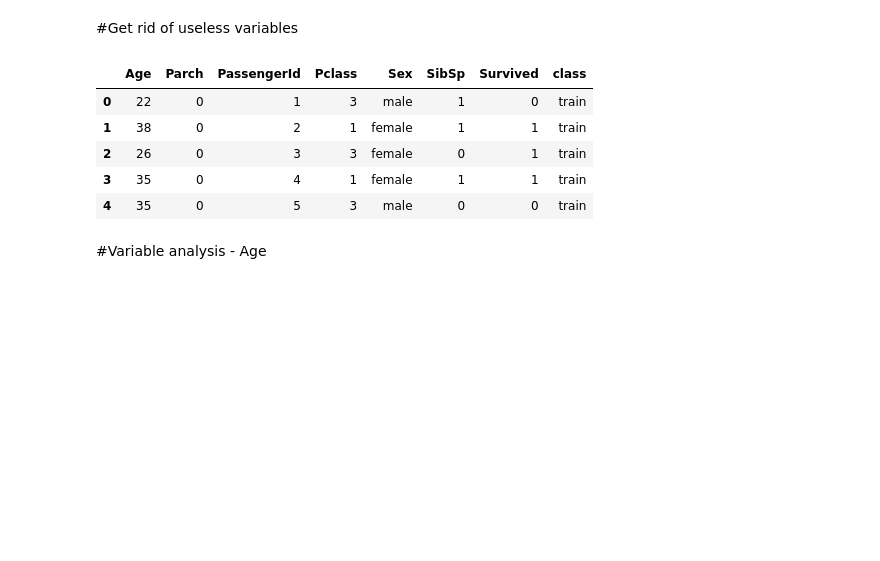
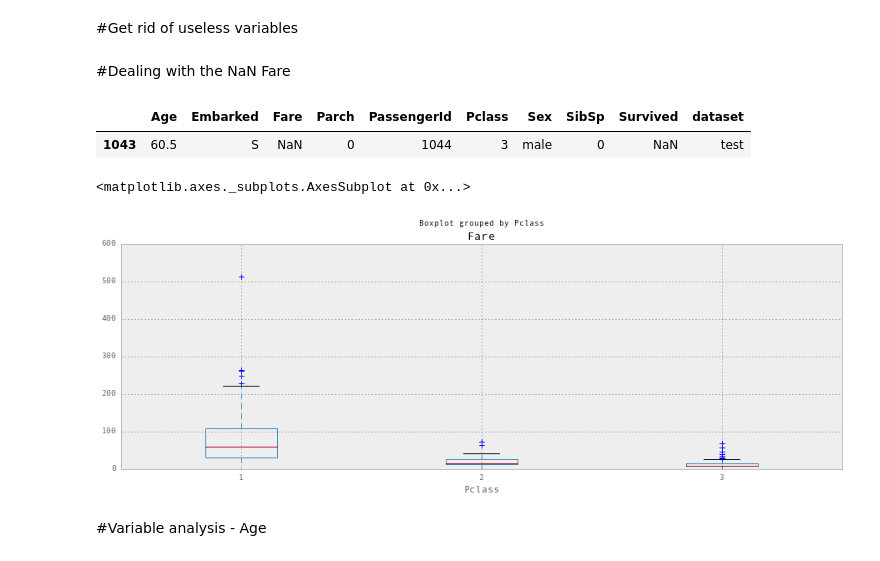
Before and after one commit to edublancas/titanic, a Jupyter notebook: data-exploration.ipynb, the cells around one changed output. Drawn from its saved outputs; the diff is of its cells as text; code cells hidden in the pictures; blank space fills up the shorter version.

```diff
--- a/data-exploration.ipynb
+++ b/data-exploration.ipynb
@@ -53,12 +62,16 @@ memory usage: 143.2+ KB
 # %% [markdown]
 #Get rid of useless variables
 # %%
-df.drop(['Cabin','Ticket','Name', 'Fare', 'Embarked'], axis=1, inplace=True)
-df.head()
+df.drop(['Cabin','Ticket','Name'], axis=1, inplace=True)
-# %% [output]
-|  | Age | Parch | PassengerId | Pclass | Sex | SibSp | Survived | class |
-| 0 | 22 | 0 | 1 | 3 | male | 1 | 0 | train |
-| 1 | 38 | 0 | 2 | 1 | female | 1 | 1 | train |
-| 2 | 26 | 0 | 3 | 3 | female | 0 | 1 | train |
-| 3 | 35 | 0 | 4 | 1 | female | 1 | 1 | train |
-| 4 | 35 | 0 | 5 | 3 | male | 0 | 0 | train |
+# %% [markdown]
+#Dealing with the NaN Fare
+# %%
+df[df.Fare.isnull()]
+# %% [output]
+|  | Age | Embarked | Fare | Parch | PassengerId | Pclass | Sex | SibSp | Survived | dataset |
+| 1043 | 60.5 | S | NaN | 0 | 1044 | 3 | male | 0 | NaN | test |
+# %%
+df.boxplot(column='Fare', by='Pclass')
+# %% [output]
+<matplotlib.axes._subplots.AxesSubplot at 0x...>
+[figure, added]
```
Also changed, not shown: parts of 19 cells of this notebook, 3 other files.
